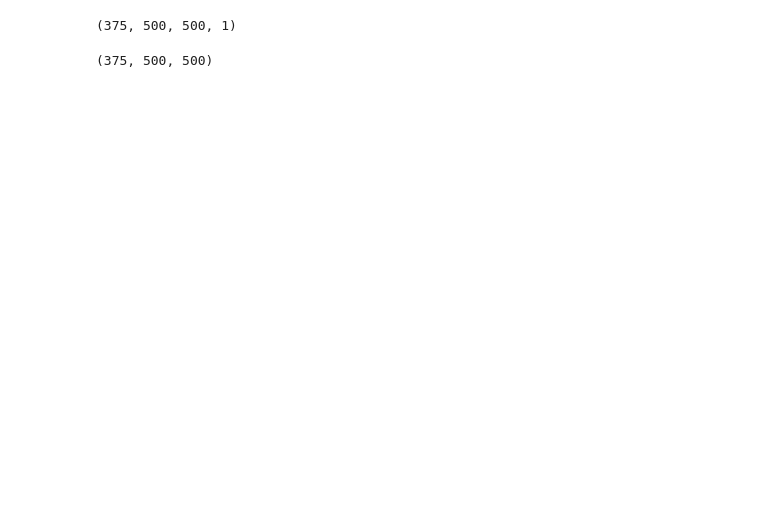
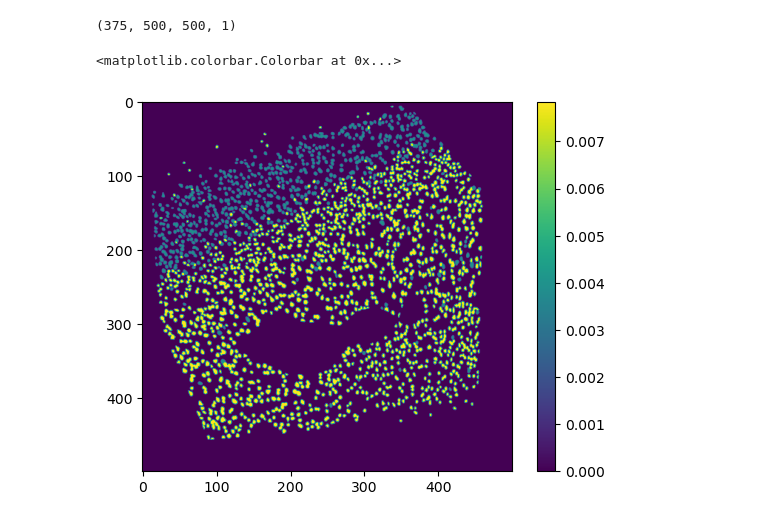
Before and after one commit to IreneZhou1010/dl523_project, a Jupyter notebook: data_manip.ipynb, the cells around one changed output. Drawn from its saved outputs; the diff is of its cells as text; code cells hidden in the pictures; blank space fills up the shorter version.

```diff
--- a/data_manip.ipynb
+++ b/data_manip.ipynb
@@ -68,10 +142,9 @@ plt.colorbar()
 # %%
 stuff = np.load('mask_images.npy')
 print(stuff.shape)
+plt.imshow(stuff[0])
+plt.colorbar()
 # %% [output]
 (375, 500, 500, 1)
+<matplotlib.colorbar.Colorbar at 0x...>
+[figure, added]
-# %%
-moar = np.load('gene_images.npy')
-print(moar.shape)
-# %% [output]
-(375, 500, 500)
```
Also changed, not shown: parts of 15 cells of this notebook, 4 other files.
